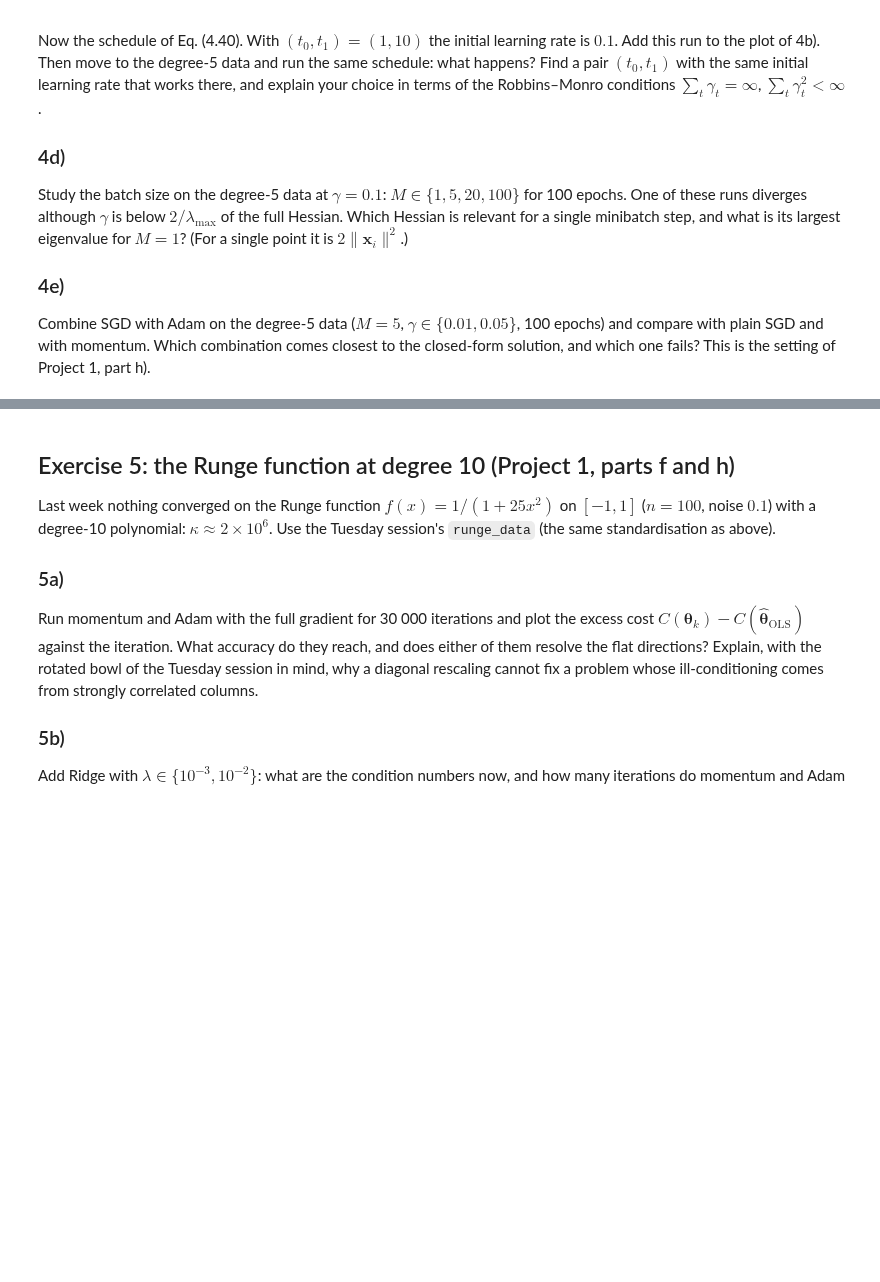
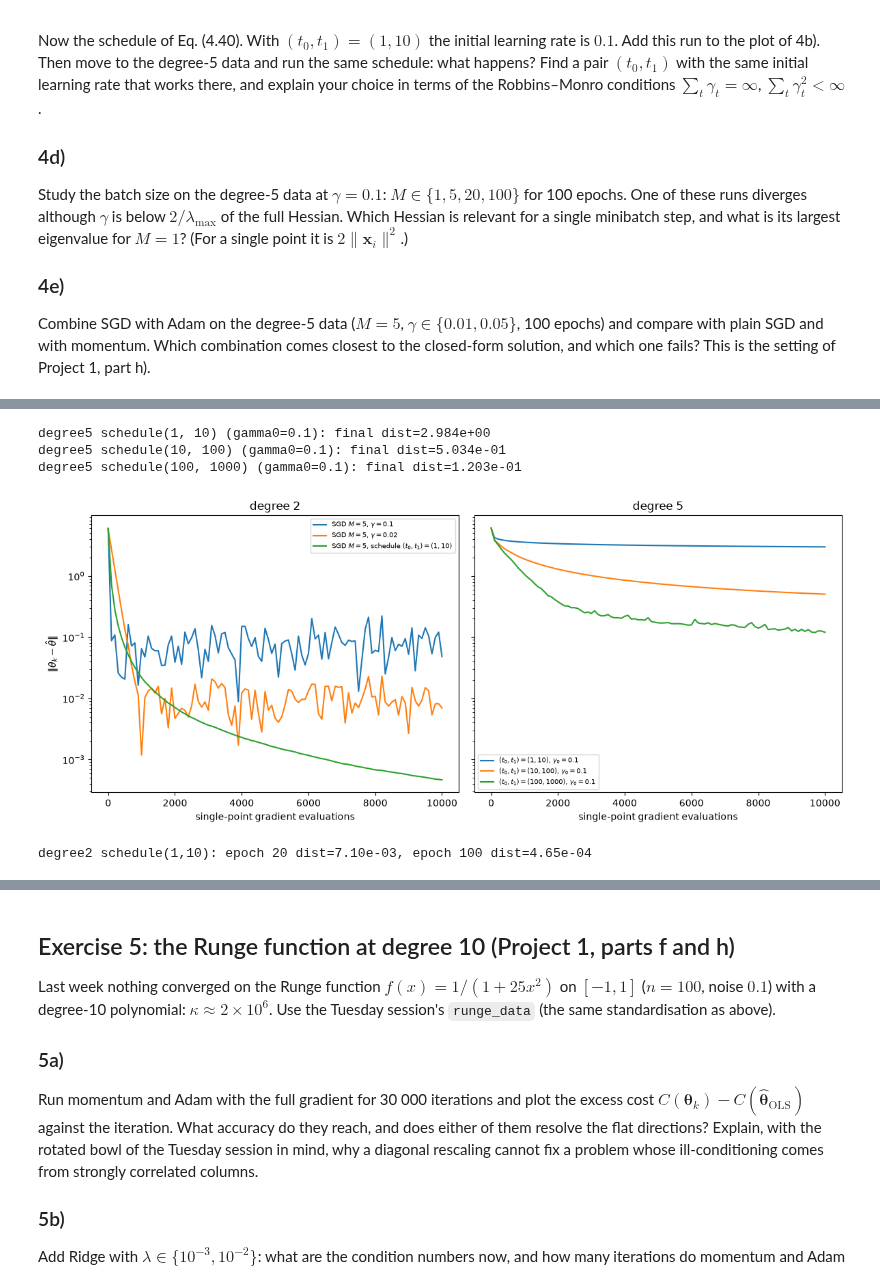
Before and after one commit to SigurdRiseth/FYS-STK4155-exercises, a Jupyter notebook: solutions/week38/exercisesweek38.ipynb, the cells around one changed output, grey strips where cells are left out. Saved outputs shown, nothing was run; the diff lists cells and outputs as text; code cells hidden in the pictures; blank space fills up the shorter version.

```diff
--- a/solutions/week38/exercisesweek38.ipynb
+++ b/solutions/week38/exercisesweek38.ipynb
@@ -480,0 +739,40 @@ setting of Project 1, part h).
+# %%
+X2_, y2_ = X2, y2
+theta_hat2 = closed_form(X2_, y2_)
+n2 = len(X2_)
+X5_, y5_ = X5, y5
+theta_hat5 = closed_form(X5_, y5_)
+n5 = len(X5_)
+
+fig, axes = plt.subplots(1, 2, figsize=(12, 5), sharey=True)
+
+for gamma in (0.1, 0.02):
+    hist = sgd(X2_, y2_, method="plain", n_epochs=100, batch_size=5, gamma=gamma)
+    dist = np.linalg.norm(hist - theta_hat2, axis=1)
+    axes[0].semilogy(np.arange(len(hist)) * n2, dist, label=rf"SGD $M=5$, $\gamma={gamma}$")
+hist_sched2 = sgd(X2_, y2_, method="plain", n_epochs=100, batch_size=5, schedule=(1, 10))
+dist_sched2 = np.linalg.norm(hist_sched2 - theta_hat2, axis=1)
+axes[0].semilogy(np.arange(len(hist_sched2)) * n2, dist_sched2,
+                  label=r"SGD $M=5$, schedule $(t_0,t_1)=(1,10)$")
+axes[0].set(title="degree 2", xlabel="single-point gradient evaluations",
+            ylabel=r"$\|\theta_k-\hat\theta\|$")
+axes[0].legend(fontsize=7)
+
+for t0_t1 in [(1, 10), (10, 100), (100, 1000)]:
+    hist5 = sgd(X5_, y5_, method="plain", n_epochs=100, batch_size=5, schedule=t0_t1)
+    dist5 = np.linalg.norm(hist5 - theta_hat5, axis=1)
+    axes[1].semilogy(np.arange(len(hist5)) * n5, dist5,
+                      label=rf"$(t_0,t_1)={t0_t1}$, $\gamma_0={t0_t1[0]/t0_t1[1]:.2g}$")
+    print(f"degree5 schedule{t0_t1} (gamma0={t0_t1[0]/t0_t1[1]:.2g}): "
+          f"final dist={dist5[-1]:.3e}")
+axes[1].set(title="degree 5", xlabel="single-point gradient evaluations")
+axes[1].legend(fontsize=7)
+plt.tight_layout(); plt.show()
+
+print(f"\ndegree2 schedule(1,10): epoch 20 dist={dist_sched2[20]:.2e}, epoch 100 dist={dist_sched2[-1]:.2e}")
+# %% [output]
+degree5 schedule(1, 10) (gamma0=0.1): final dist=2.984e+00
+degree5 schedule(10, 100) (gamma0=0.1): final dist=5.034e-01
+degree5 schedule(100, 1000) (gamma0=0.1): final dist=1.203e-01
+[figure, added]
+degree2 schedule(1,10): epoch 20 dist=7.10e-03, epoch 100 dist=4.65e-04
```
Also changed, not shown: parts of 26 cells of this notebook.
